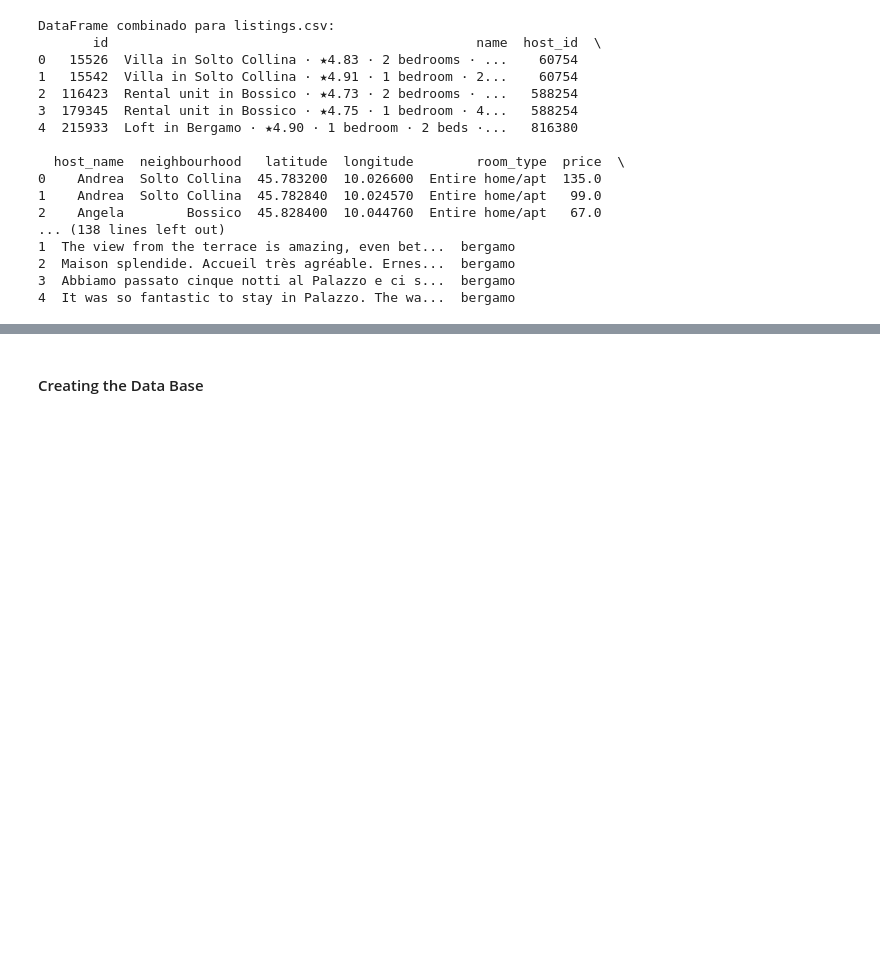
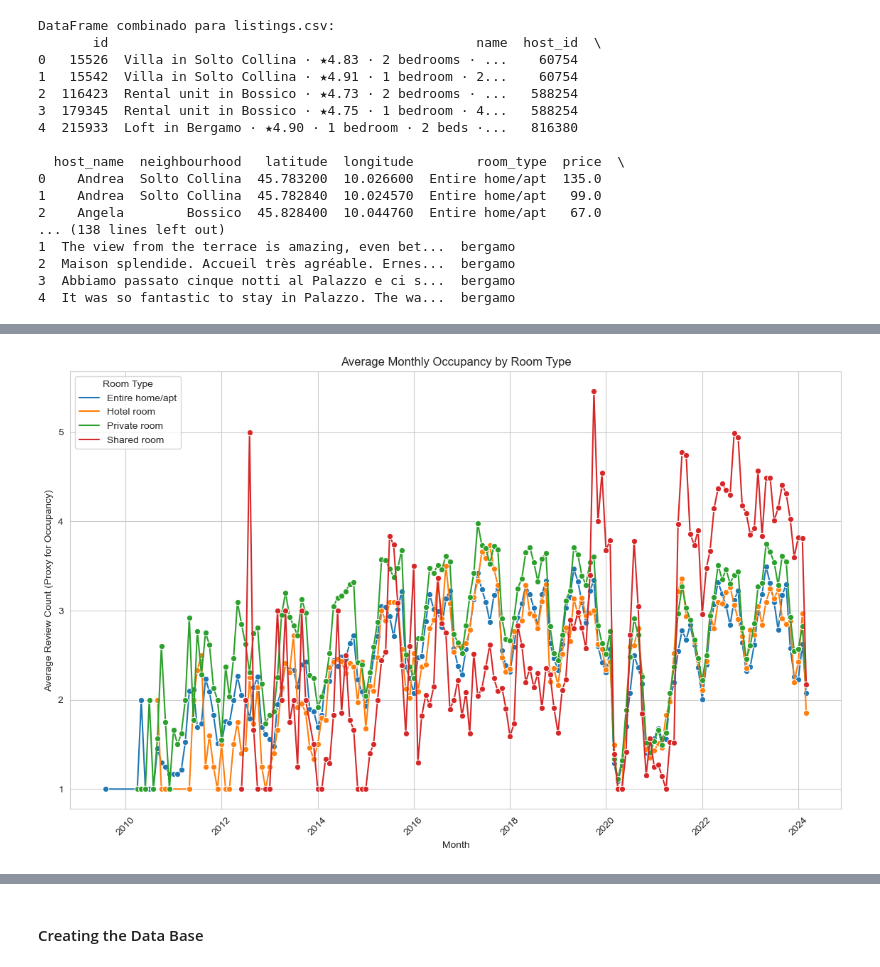
Before and after one commit to giovales/Airbnb_Italy, a Jupyter notebook: data_analysis.ipynb, the cells around one changed output, grey strips where cells are left out. Drawn from its saved outputs; the diff is of its cells as text; code cells hidden in the pictures; blank space fills up the shorter version.

```diff
--- a/data_analysis.ipynb
+++ b/data_analysis.ipynb
@@ -84,0 +194,24 @@ DataFrame combinado para listings.csv:
+# %%
+listings_filtered = listings[['id', 'room_type']]
+reviews_filtered = reviews[['listing_id', 'date']]
+
+# Convert the 'date' column in reviews to datetime
+reviews_filtered['date'] = pd.to_datetime(reviews_filtered['date'])
+
+# Extract the month and year from the 'date' column
+reviews_filtered['month_year'] = reviews_filtered['date'].dt.to_period('M')
+
+# Count the number of reviews per month for each listing
+monthly_reviews = reviews_filtered.groupby(['listing_id', 'month_year']).size().reset_index(name='review_count')
+
+# Merge with the listings dataframe to get the room type
+merged_data = pd.merge(monthly_reviews, listings_filtered, left_on='listing_id', right_on='id')
+
+# Group by month and room type to calculate the average review count (as a proxy for occupancy)
+average_occupancy = merged_data.groupby(['room_type', 'month_year'])['review_count'].mean().reset_index()
+
+# Convert the 'month_year' column to timestamp
+average_occupancy['month_year'] = average_occupancy['month_year'].dt.to_timestamp()
+
+# Display the first few rows of the average occupancy dataframe
+print(average_occupancy.head())
@@ -84,0 +230,16 @@ DataFrame combinado para listings.csv:
+# %%
+plt.figure(figsize=(14, 8))
+sns.set_style("whitegrid")
+
+sns.lineplot(data=average_occupancy, x='month_year', y='review_count', hue='room_type', marker='o')
+
+plt.title('Average Monthly Occupancy by Room Type')
+plt.xlabel('Month')
+plt.ylabel('Average Review Count (Proxy for Occupancy)')
+plt.legend(title='Room Type')
+plt.xticks(rotation=45)
+
+# Show graph
+plt.show()
+# %% [output]
+[figure, added]
```
Also changed, not shown: parts of 21 cells of this notebook.
